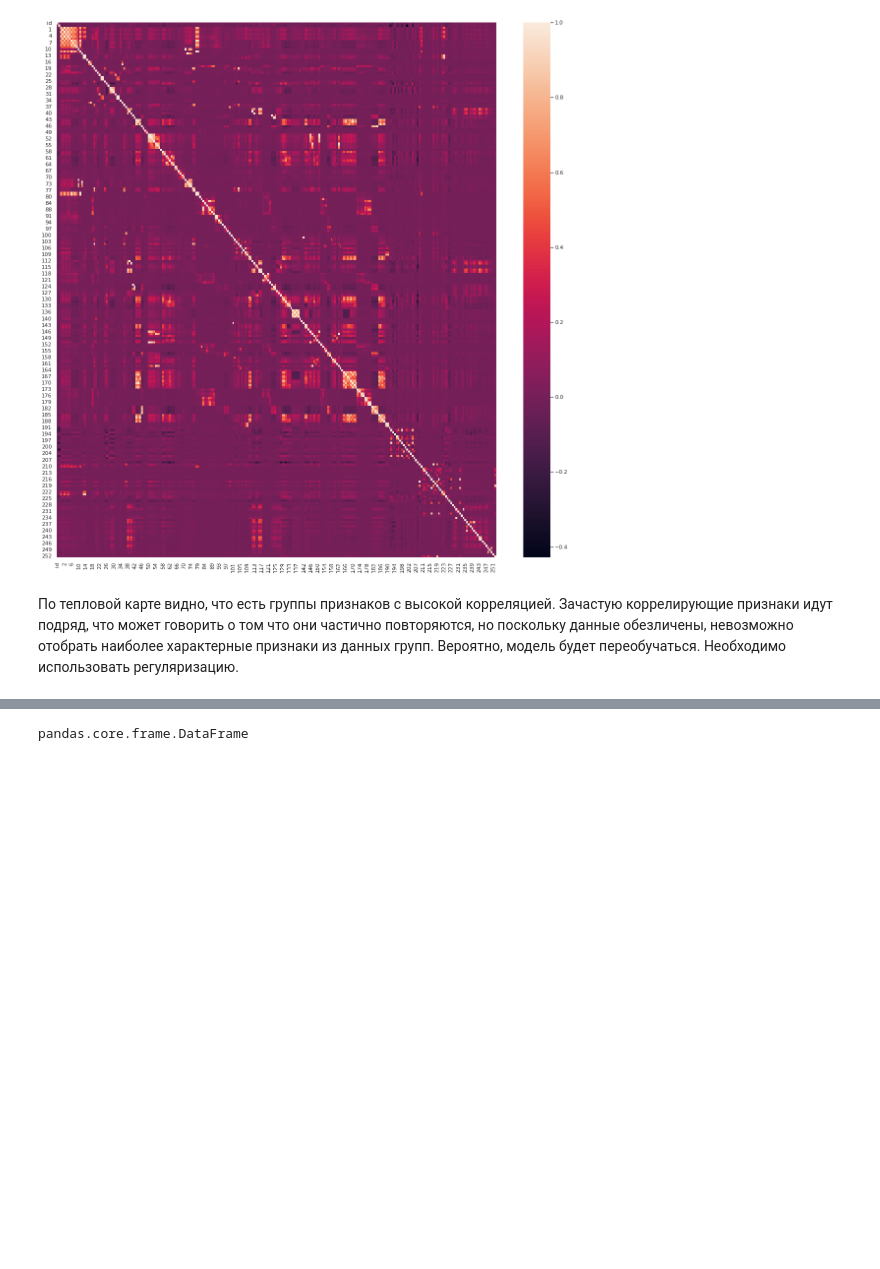
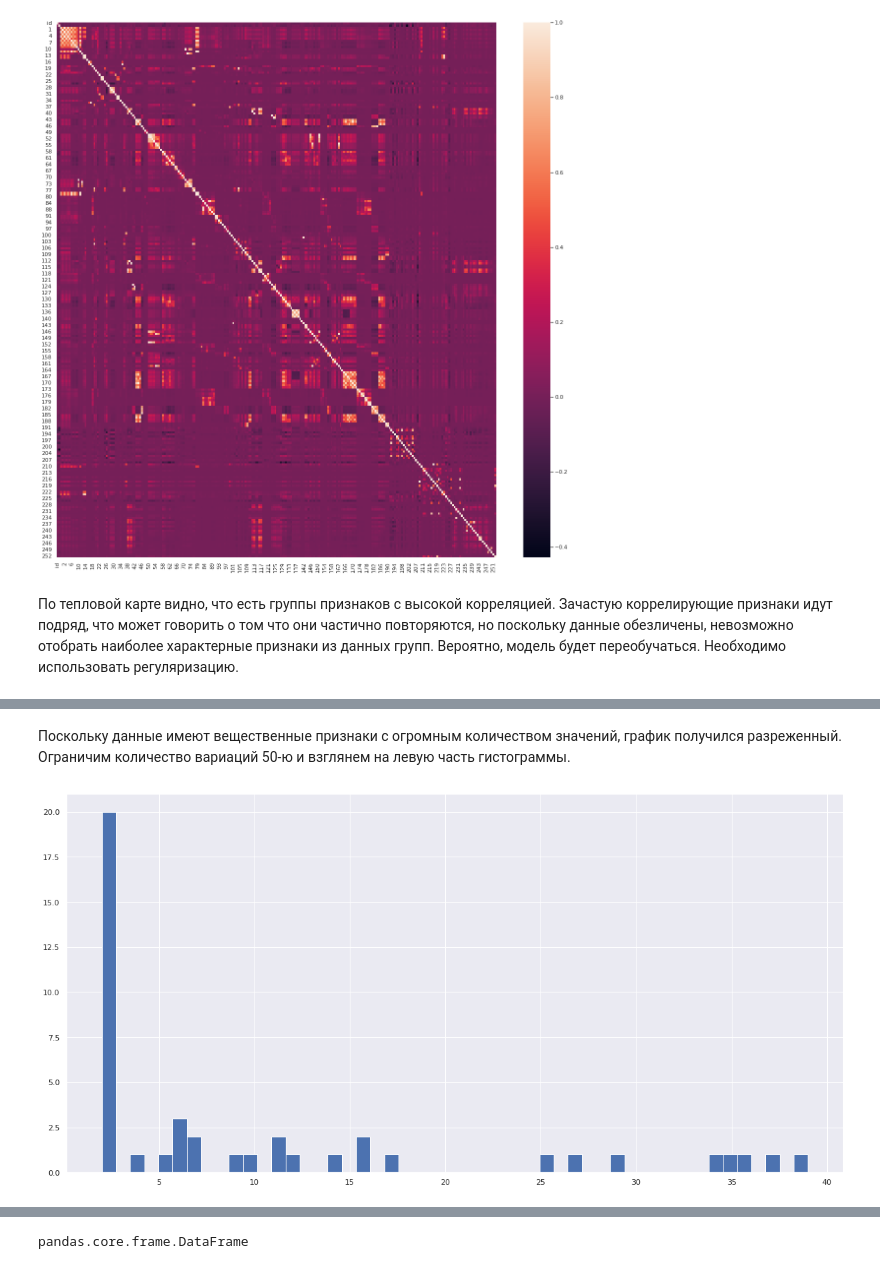
Before and after one commit to PavelBelove/megafon_progect, a Jupyter notebook: data_exploration.ipynb, the cells around one changed output, grey strips where cells are left out. Cells and saved outputs as stored; diff of their text form; code cells hidden in the pictures; blank space fills up the shorter version.

```diff
--- a/data_exploration.ipynb
+++ b/data_exploration.ipynb
@@ -247,0 +241,7 @@ TypeError: an integer is required (got type Timestamp)
+# %% [markdown]
+Поскольку данные имеют вещественные признаки с огромным количеством значений, график получился разреженный. Ограничим количество вариаций 50-ю и взглянем на левую часть гистограммы.
+# %%
+features_nunique[features_nunique < 50].hist(bins=50, figsize=(20, 10))
+plt.savefig("img/features_nunique-50-hist.png");
+# %% [output]
+[figure, added]
```
Also changed, not shown: parts of 20 cells of this notebook, 12 other files.
